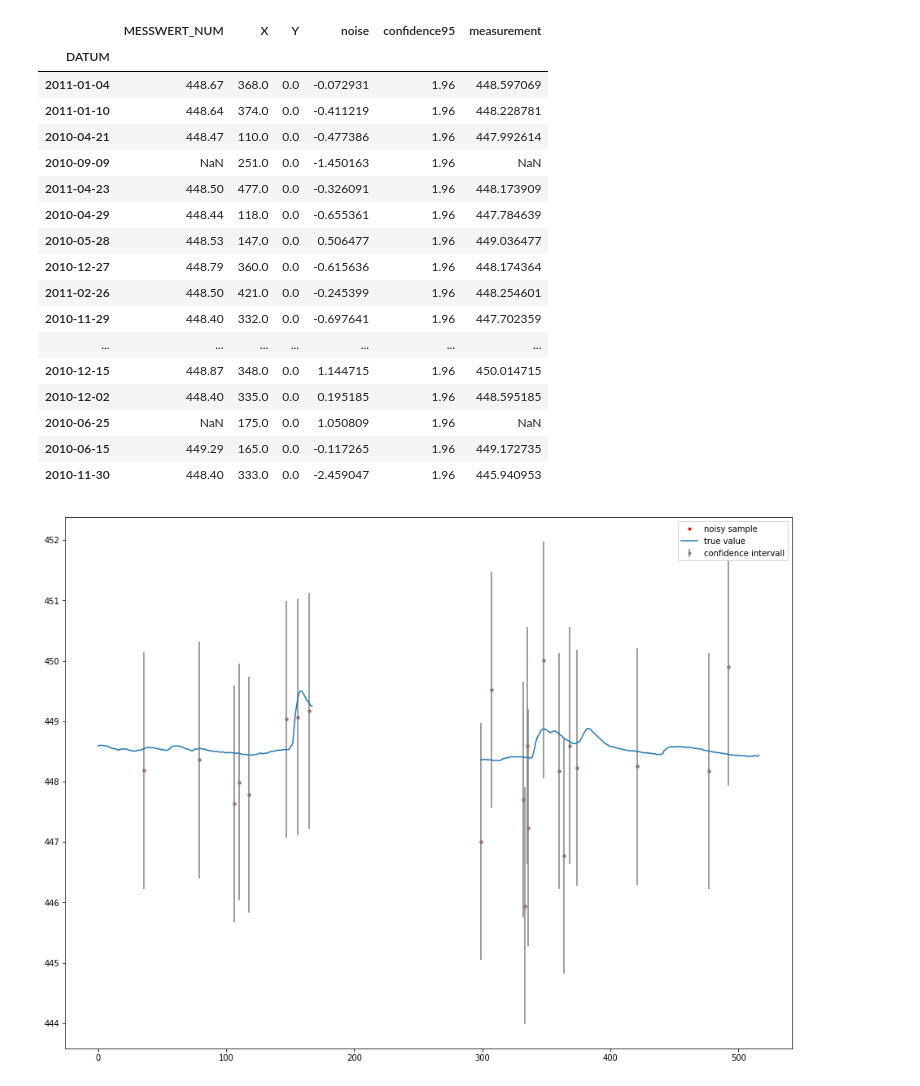
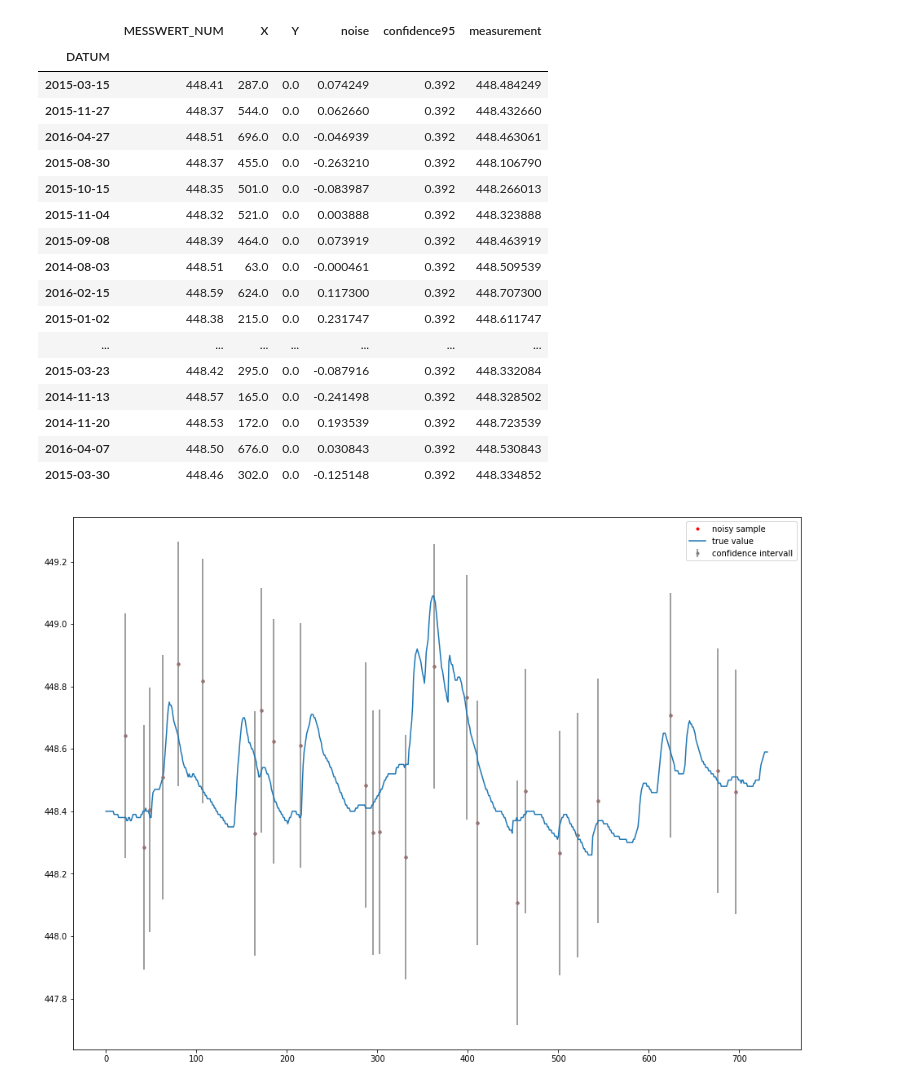
Before and after one commit to red5alex/kriglab, a Jupyter notebook: noisy sample test.ipynb, the cells around one changed output. Drawn from its saved outputs; the diff is of its cells as text; code cells hidden in the pictures.

```diff
--- a/noisy sample test.ipynb
+++ b/noisy sample test.ipynb
@@ -5,7 +5,7 @@ import matplotlib.pyplot as plt
 import numpy as np
 import math as m
 # %%
-df_test = pd.read_csv('5297Q_2010-11.txt',
+df_test = pd.read_csv('5297Q_2014-16.txt',
                       usecols =["DATUM","MESSWERT_NUM"] ,
                       index_col=0,
                       parse_dates=True,
@@ -40,7 +40,7 @@ X = np.array(df_test.index.values - df_test.index.values.min() , dtype=(float))
 
 df_test = df_test.assign(X =X[:])
 noise_mean = 0
-noise_std = 1
+noise_std = 0.2
 df_test["Y"] = 0.
 df_test["noise"] = np.random.randn(len(df_test)) * noise_std + noise_mean
 df_test["confidence95"] = noise_std * 1.96
@@ -71,31 +71,31 @@ df_z
 # %% [output]
 |  | MESSWERT_NUM | X | Y | noise | confidence95 | measurement |
 | DATUM |  |  |  |  |  |  |
-| 2011-01-04 | 448.67 | 368.0 | 0.0 | -0.072931 | 1.96 | 448.597069 |
-| 2011-01-10 | 448.64 | 374.0 | 0.0 | -0.411219 | 1.96 | 448.228781 |
-| 2010-04-21 | 448.47 | 110.0 | 0.0 | -0.477386 | 1.96 | 447.992614 |
-| 2010-09-09 | NaN | 251.0 | 0.0 | -1.450163 | 1.96 | NaN |
-| 2011-04-23 | 448.50 | 477.0 | 0.0 | -0.326091 | 1.96 | 448.173909 |
-| 2010-04-29 | 448.44 | 118.0 | 0.0 | -0.655361 | 1.96 | 447.784639 |
-| 2010-05-28 | 448.53 | 147.0 | 0.0 | 0.506477 | 1.96 | 449.036477 |
-| 2010-12-27 | 448.79 | 360.0 | 0.0 | -0.615636 | 1.96 | 448.174364 |
-| 2011-02-26 | 448.50 | 421.0 | 0.0 | -0.245399 | 1.96 | 448.254601 |
-| 2010-11-29 | 448.40 | 332.0 | 0.0 | -0.697641 | 1.96 | 447.702359 |
+| 2015-03-15 | 448.41 | 287.0 | 0.0 | 0.074249 | 0.392 | 448.484249 |
+| 2015-11-27 | 448.37 | 544.0 | 0.0 | 0.062660 | 0.392 | 448.432660 |
+| 2016-04-27 | 448.51 | 696.0 | 0.0 | -0.046939 | 0.392 | 448.463061 |
+| 2015-08-30 | 448.37 | 455.0 | 0.0 | -0.263210 | 0.392 | 448.106790 |
+| 2015-10-15 | 448.35 | 501.0 | 0.0 | -0.083987 | 0.392 | 448.266013 |
+| 2015-11-04 | 448.32 | 521.0 | 0.0 | 0.003888 | 0.392 | 448.323888 |
+| 2015-09-08 | 448.39 | 464.0 | 0.0 | 0.073919 | 0.392 | 448.463919 |
+| 2014-08-03 | 448.51 | 63.0 | 0.0 | -0.000461 | 0.392 | 448.509539 |
+| 2016-02-15 | 448.59 | 624.0 | 0.0 | 0.117300 | 0.392 | 448.707300 |
+| 2015-01-02 | 448.38 | 215.0 | 0.0 | 0.231747 | 0.392 | 448.611747 |
 | ... | ... | ... | ... | ... | ... | ... |
-| 2010-12-15 | 448.87 | 348.0 | 0.0 | 1.144715 | 1.96 | 450.014715 |
-| 2010-12-02 | 448.40 | 335.0 | 0.0 | 0.195185 | 1.96 | 448.595185 |
-| 2010-06-25 | NaN | 175.0 | 0.0 | 1.050809 | 1.96 | NaN |
-| 2010-06-15 | 449.29 | 165.0 | 0.0 | -0.117265 | 1.96 | 449.172735 |
-| 2010-11-30 | 448.40 | 333.0 | 0.0 | -2.459047 | 1.96 | 445.940953 |
+| 2015-03-23 | 448.42 | 295.0 | 0.0 | -0.087916 | 0.392 | 448.332084 |
+| 2014-11-13 | 448.57 | 165.0 | 0.0 | -0.241498 | 0.392 | 448.328502 |
+| 2014-11-20 | 448.53 | 172.0 | 0.0 | 0.193539 | 0.392 | 448.723539 |
+| 2016-04-07 | 448.50 | 676.0 | 0.0 | 0.030843 | 0.392 | 448.530843 |
+| 2015-03-30 | 448.46 | 302.0 | 0.0 | -0.125148 | 0.392 | 448.334852 |
 # %%
-df_z = pd.read_excel(r".\example_data\timeseries10.xlsx")
+df_z = pd.read_excel(r".\example_data\timeseries14.xlsx")
 
 plt.plot(df_z.X, df_z.measurement, '.', label='noisy sample', color = "red")
 plt.plot(df_test.X, df_test.MESSWERT_NUM, label="true value")
 plt.errorbar(df_z.X, df_z.measurement, df_z.confidence95, fmt='.',
              label='confidence intervall', color="grey")
 
 plt.legend()
 plt.show()
 # %% [output]
-[figure, old version]
+[figure, new version]
```
Also changed, not shown: parts of 2 cells of this notebook.
